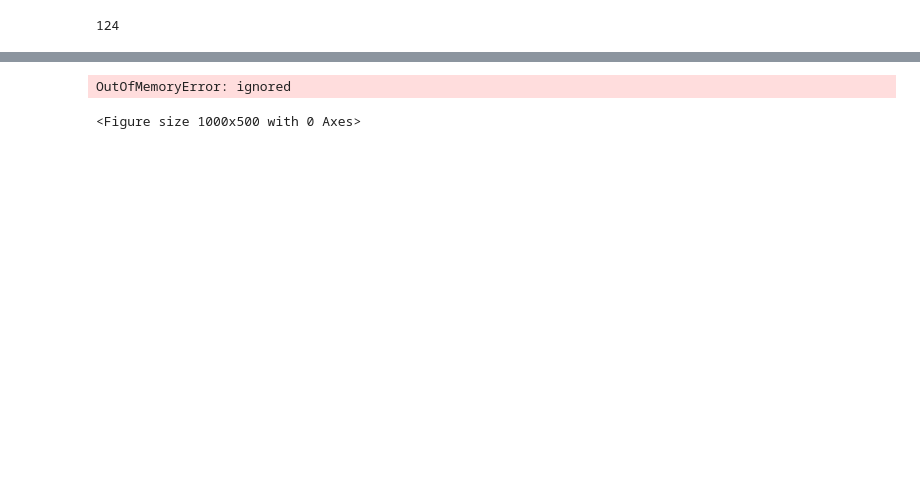
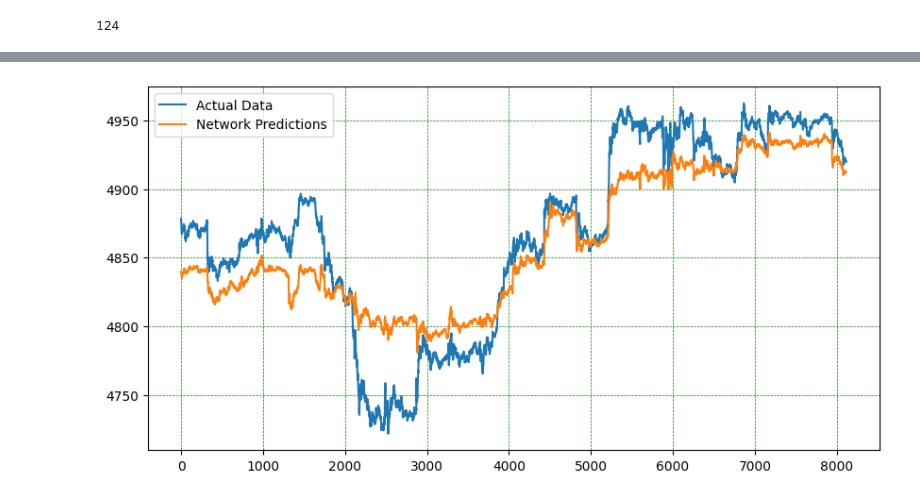
Before and after one commit to mohsenmolaei/seriesnet_based, a Jupyter notebook: seriesNet.ipynb, the cells around one changed output, grey strips where cells are left out. Cells and saved outputs as stored; diff of their text form; code cells hidden in the pictures; blank space fills up the shorter version.

```diff
--- a/seriesNet.ipynb
+++ b/seriesNet.ipynb
@@ -322,8 +322,8 @@ def split_sequences(input_sequences, condition_seq, output_sequence, n_steps_in,
     return np.array(X), np.array(C), np.array(y)
 
 
-x_shape = 50
-y_shape = 3
+x_shape = 60
+y_shape = 5
 # Train data
 X_ss, C_ss, y_mm = split_sequences(X_trans, c_trans, y_trans, x_shape, y_shape)
 print(X_ss.shape, C_ss.shape, y_mm.shape)
@@ -332,7 +332,7 @@ print(X_ss.shape, C_ss.shape, y_mm.shape)
 DataX_test, DataC_test, Datay_test = split_sequences(X_trans_test, c_trans_test, y_trans_test, x_shape, y_shape)
 
 total_samples = len(cond)
-train_test_cutoff = round(0.8 * total_samples)
+train_test_cutoff = round(0.8 * total_samples) # 0.8
 
 X_train = X_ss[:-(total_samples-train_test_cutoff)]
 C_train = C_ss[:-(total_samples-train_test_cutoff)]
@@ -546,9 +546,9 @@ importlib.reload(HSAM)
 n_epochs = 41
 num_inputs = X_train_tensors_final.shape[1]
 dilation_c = 2
-kernel_size_EN = 8
-kernel_size_DE = 8
-hidden_size_lstm =10
+kernel_size_EN = 4
+kernel_size_DE = 4
+hidden_size_lstm =20
 
 num_levels_en = 5
 num_levels_de = 5
@@ -560,7 +560,7 @@ output_num = y_train_tensors.shape[1]
 
 lr_decay_epoch = 49
 learning_rate = 0.001
-weight_decay = 0.001
+weight_decay = 0.0001
 batch_size = 1000
 loss_fn = NRMSELoss #SMAPELoss #MAPELoss #NRMSELoss #rmspe #RMSELoss
 # ANN model
@@ -719,23 +731,22 @@ plt.show()
 # %%
 plt.figure(figsize=(10,5)) #plotting
 with torch.no_grad():
   test_predict = myModel(DataX_test, DataC_test)  # get the last sample
 test_predict = test_predict.detach().cpu().numpy()
 test_predict = MMScaler_test.inverse_transform(test_predict)
 first_day_test_predict = test_predict[:, 0]  # get the first day of the 7-day predictions
 
 test_target = Datay_test.detach().cpu().numpy()  # last sample again
 test_target = MMScaler_test.inverse_transform(test_target.flatten().reshape(1, -1))
-first_day_test_target = test_target[:, ::7]  # get the corresponding first day in true price
+first_day_test_target = test_target[:, ::y_shape]  # get the corresponding first day in true price
 
 plt.grid(color='g', linestyle='--', linewidth=0.5)
 plt.plot(first_day_test_target[0], label="Actual Data")
 plt.plot(first_day_test_predict, label="Network Predictions")
 plt.legend()
 plt.show()
 # %% [output]
-OutOfMemoryError: ignored
-<Figure size 1000x500 with 0 Axes>
+[figure, added]
 # %%
 # %load_ext tensorboard
 # %tensorboard --logdir logs
```
Also changed, not shown: parts of 7 cells of this notebook.
